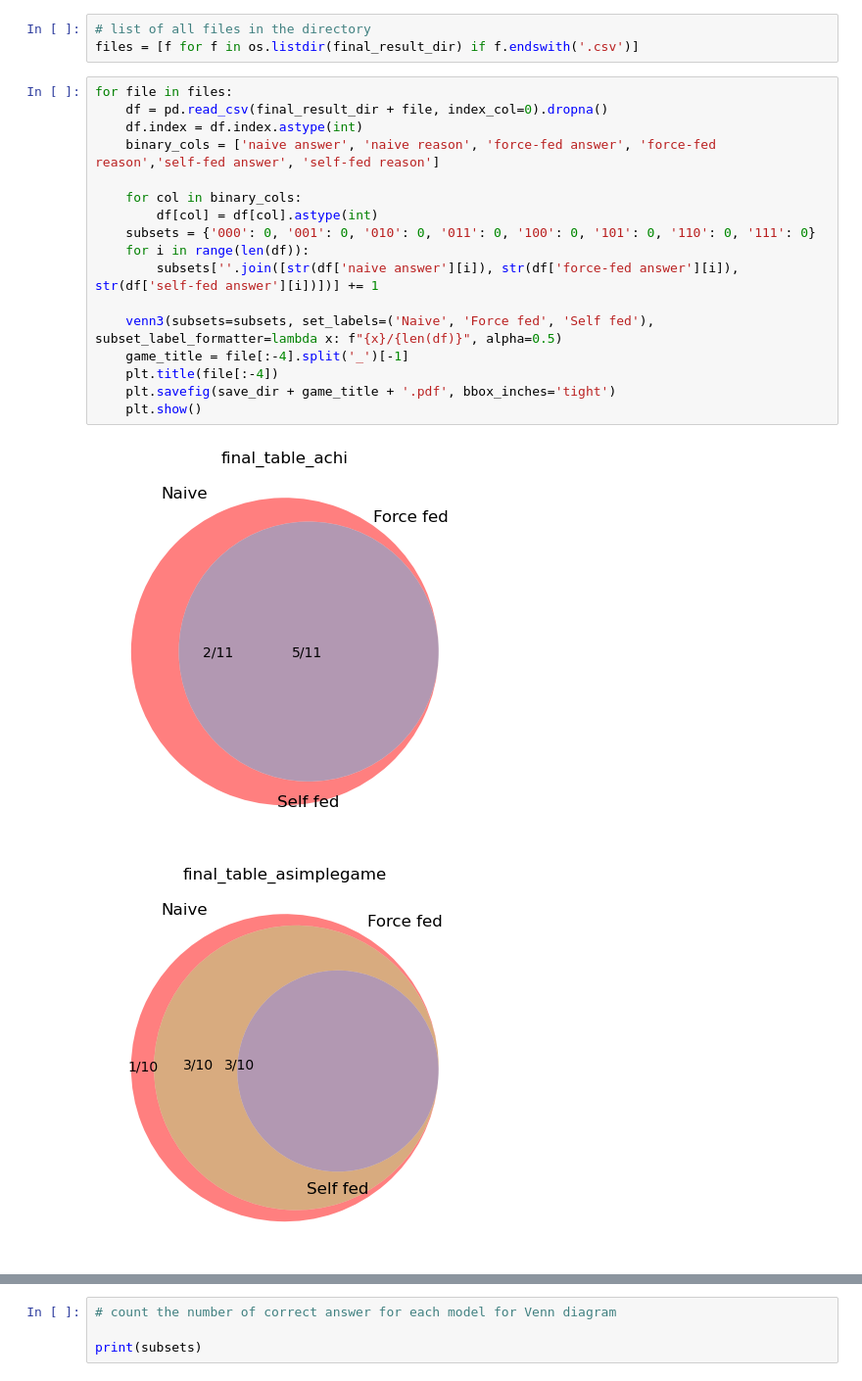
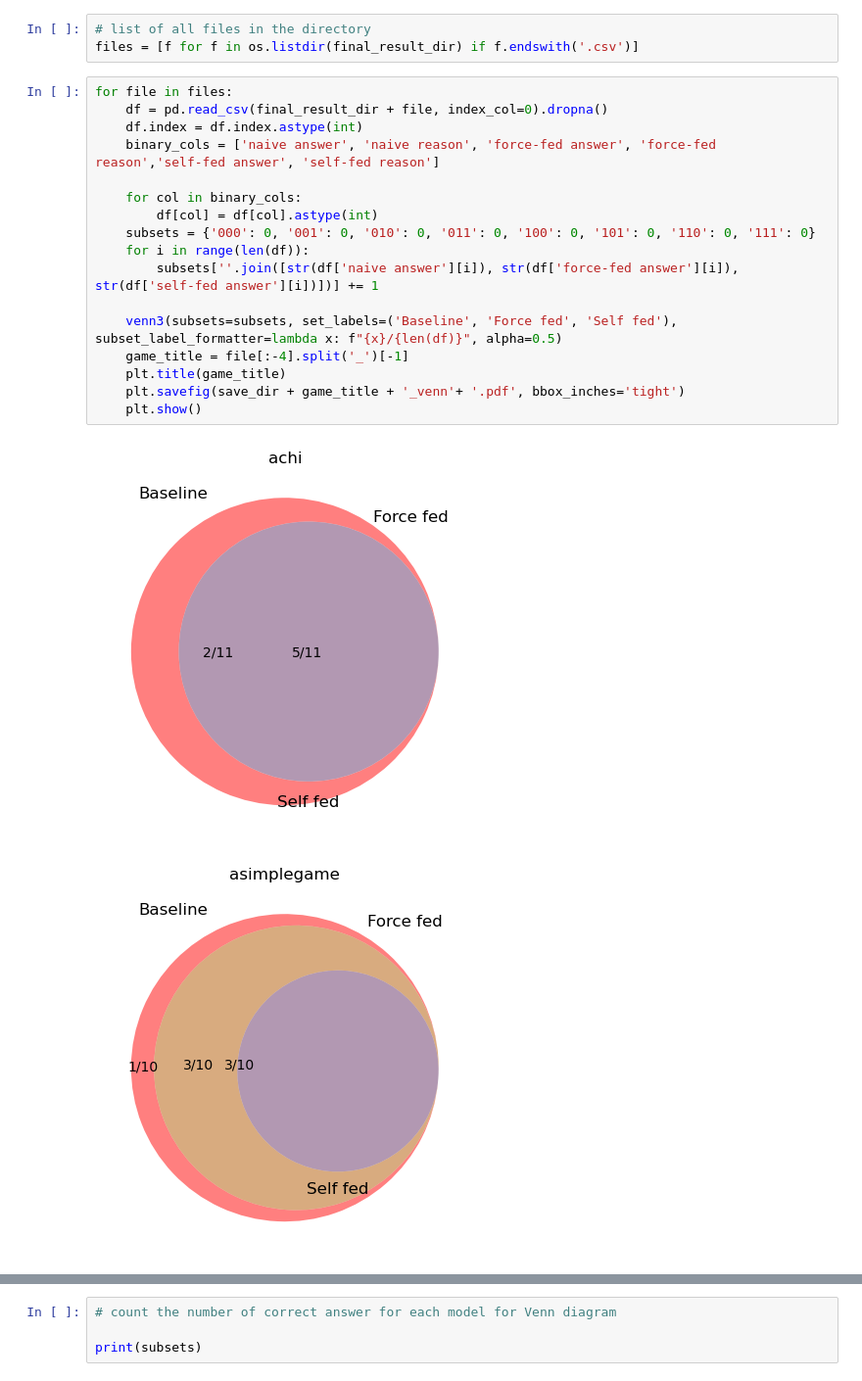
Before and after one commit to chiragfalor/6861-Project-2023, a Jupyter notebook: first_pipeline/plots.ipynb, the cells around one changed output, grey strips where cells are left out. Shown: that part at 98% size. Cells and saved outputs as stored; diff of their text form.

Commit message:
venn diagrams

```diff
--- a/first_pipeline/plots.ipynb
+++ b/first_pipeline/plots.ipynb
@@ -16,20 +16,20 @@ files = [f for f in os.listdir(final_result_dir) if f.endswith('.csv')]
 # %%
 for file in files:
     df = pd.read_csv(final_result_dir + file, index_col=0).dropna()
     df.index = df.index.astype(int)
     binary_cols = ['naive answer', 'naive reason', 'force-fed answer', 'force-fed reason','self-fed answer', 'self-fed reason']
 
     for col in binary_cols:
         df[col] = df[col].astype(int)
     subsets = {'000': 0, '001': 0, '010': 0, '011': 0, '100': 0, '101': 0, '110': 0, '111': 0}
     for i in range(len(df)):
         subsets[''.join([str(df['naive answer'][i]), str(df['force-fed answer'][i]), str(df['self-fed answer'][i])])] += 1
 
-    venn3(subsets=subsets, set_labels=('Naive', 'Force fed', 'Self fed'), subset_label_formatter=lambda x: f"{x}/{len(df)}", alpha=0.5)
+    venn3(subsets=subsets, set_labels=('Baseline', 'Force fed', 'Self fed'), subset_label_formatter=lambda x: f"{x}/{len(df)}", alpha=0.5)
     game_title = file[:-4].split('_')[-1]
-    plt.title(file[:-4])
-    plt.savefig(save_dir + game_title + '.pdf', bbox_inches='tight')
+    plt.title(game_title)
+    plt.savefig(save_dir + game_title + '_venn'+ '.pdf', bbox_inches='tight')
     plt.show()
 # %% [output]
-[figure, old version]
+[figure, new version]
-[figure, old version]
+[figure, new version]
```
Also changed, not shown: parts of 1 cell of this notebook, 3 other files.
